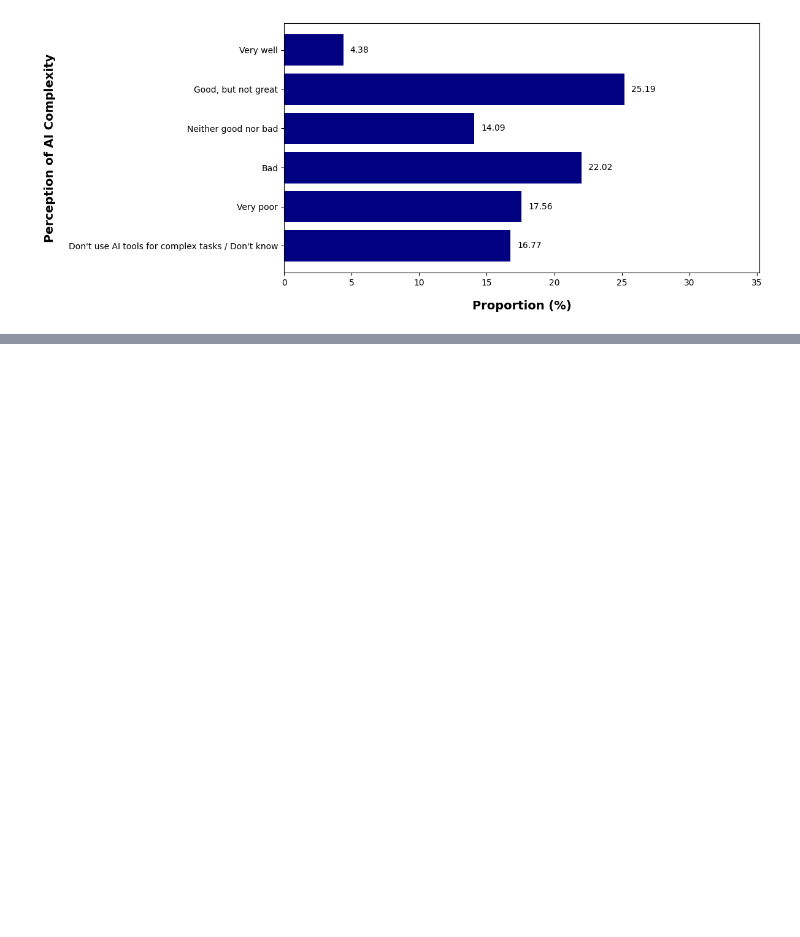
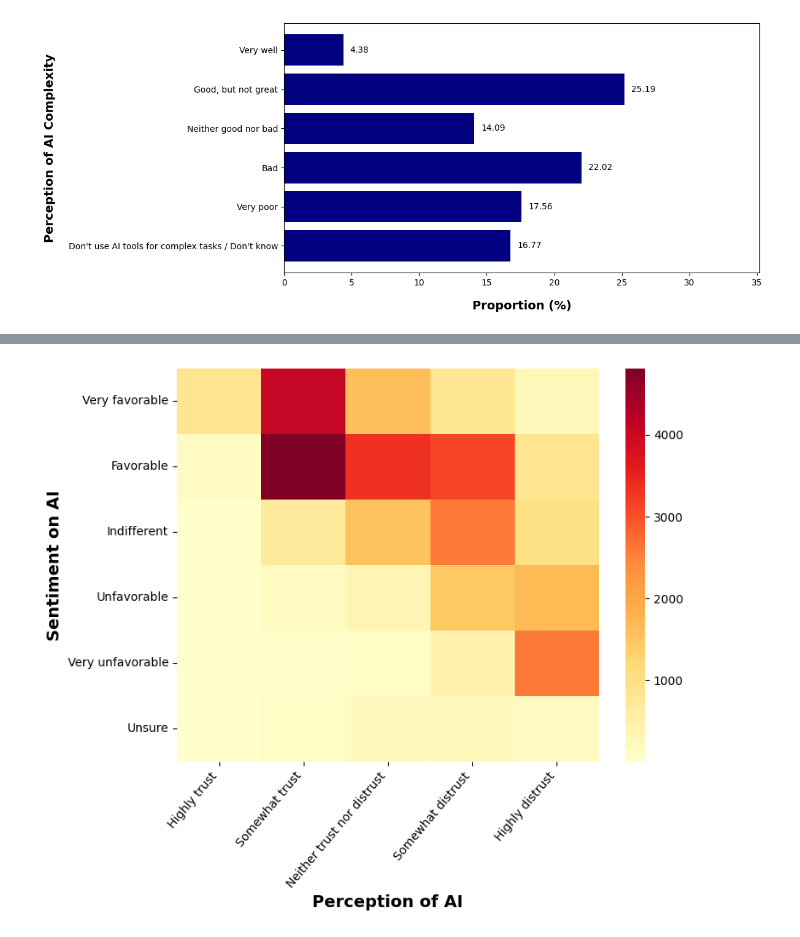
Before and after one commit to huyqng1412/IT680_Effectiveness-of-AI-in-CS, a Jupyter notebook: ai_cs_analysis.ipynb, the cells around one changed output, grey strips where cells are left out. Saved outputs shown, nothing was run; the diff lists cells and outputs as text; code cells hidden in the pictures; blank space fills up the shorter version.

```diff
--- a/ai_cs_analysis.ipynb
+++ b/ai_cs_analysis.ipynb
@@ -852,0 +854,4 @@ from scipy import stats
+# %%
+aisent_aiacc_table = pd.crosstab(demog_ai['AISent'], demog_ai['AIAcc']).reindex(index=order2, columns=order3)
+print("Contingency Table for AISent and AIAcc:")
+aisent_aiacc_table
@@ -852,0 +887,13 @@ from scipy import stats
+# %%
+plt.figure(figsize=(8, 6))
+sns.heatmap(aisent_aiacc_table, annot=False, fmt="d", cmap="YlOrRd")
+
+plt.ylabel("Sentiment on AI", fontsize = 14, fontweight = 'bold')
+plt.xlabel("Perception of AI", fontsize = 14, fontweight = 'bold')
+
+plt.xticks(rotation=50, ha="right")   # rotate x-axis labels
+plt.yticks(rotation= 360)
+
+plt.show()
+# %% [output]
+[figure, added]
```
Also changed, not shown: parts of 3 cells of this notebook.
